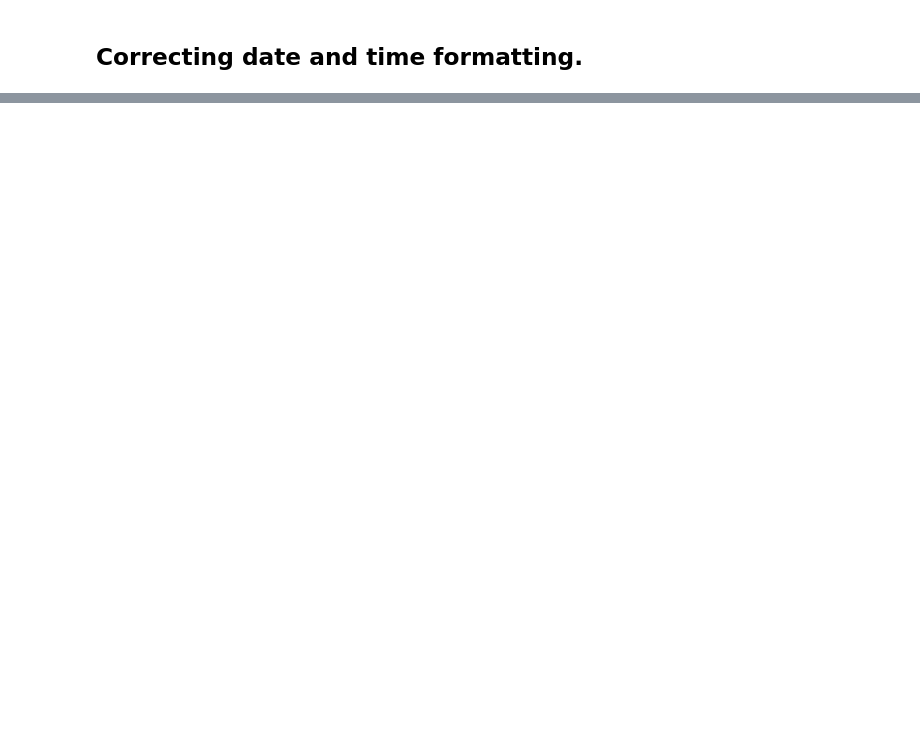
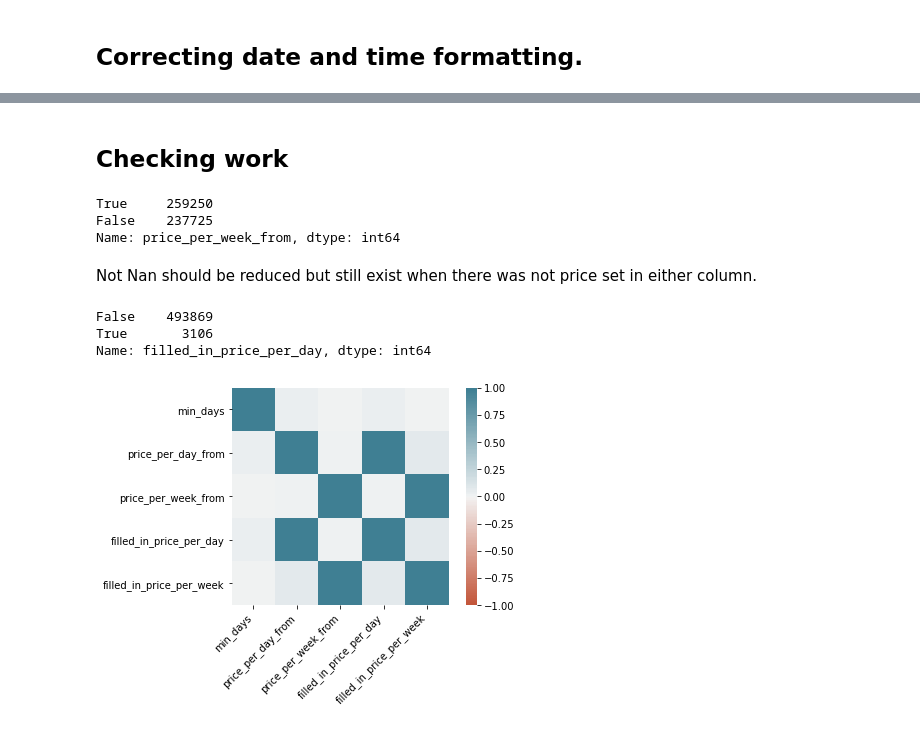
Before and after one commit to neue-fische-traum/traum-preis, a Jupyter notebook: EDA/EDA_notebook_4_prices.ipynb, the cells around one changed output, grey strips where cells are left out. Cells and saved outputs as stored; diff of their text form; code cells hidden in the pictures; blank space fills up the shorter version.

```diff
--- a/EDA/EDA_notebook_4_prices.ipynb
+++ b/EDA/EDA_notebook_4_prices.ipynb
@@ -7,5 +15,5 @@ import seaborn as sns
 # %%
 #Load dataset
-df_prices = pd.read_csv('/Users/lukeblecha/neuefische-traum/datasets/prices_20210707.csv')
+df_prices = pd.read_csv('../data/prices_20210713.csv')
 # %%
 df_prices.head()
@@ -40,4 +86,6 @@ ax.set_xticklabels(
 # %%
-df_prices['filled_in_price_per_day']= df_prices.price_per_day_from.fillna((df_prices.price_per_week_from)/7)
-df_prices['filled_in_price_per_week'] = df_prices.price_per_week_from.fillna((df_prices.price_per_day_from)*7)
+df_prices['filled_in_price_per_day']= df_prices.price_per_day_from.fillna(
+    (df_prices.price_per_week_from)/7)
+df_prices['filled_in_price_per_week'] = df_prices.price_per_week_from.fillna(
+    (df_prices.price_per_day_from)*7)
 df_prices.head()
@@ -44,3 +99,32 @@ df_prices.head()
+# %% [markdown]
+## Checking work
 # %%
 
 df_prices['price_per_week_from'].isna().value_counts()
+# %% [output]
+True     259250
+False    237725
+Name: price_per_week_from, dtype: int64
+# %% [markdown]
+Not Nan should be reduced but still exist when there was not price set in either column.
+# %%
+df_prices['filled_in_price_per_day'].isna().value_counts()
+# %% [output]
+False    493869
+True       3106
+Name: filled_in_price_per_day, dtype: int64
+# %%
+# Step 0 - Read the dataset, calculate column correlations and make a seaborn heatmap
+corr = df_prices.corr()
+ax = sns.heatmap(
+    corr,
+    vmin=-1, vmax=1, center=0,
+    cmap=sns.diverging_palette(20, 220, n=200),
+    square=True
+)
+ax.set_xticklabels(
+    ax.get_xticklabels(),
+    rotation=45,
+    horizontalalignment='right');
+# %% [output]
+[figure, added]
```
Also changed, not shown: parts of 32 cells of this notebook, 2 other files.
